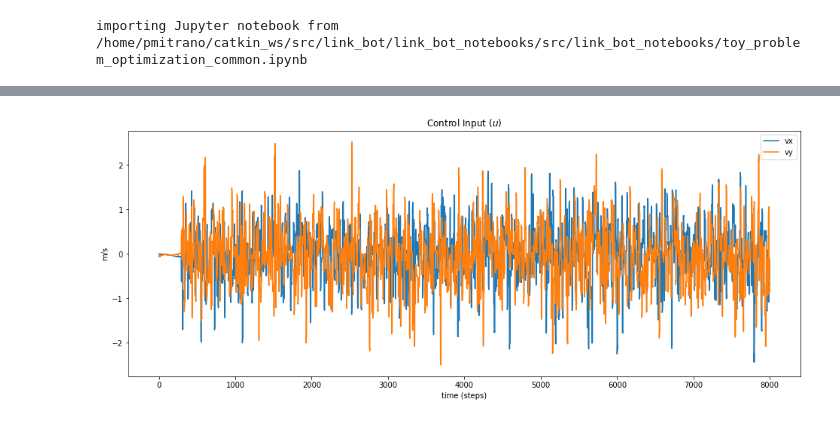
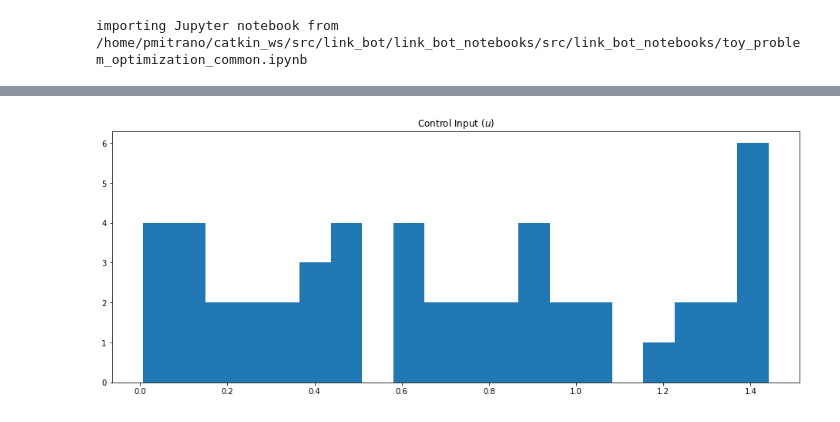
Before and after one commit to UM-ARM-Lab/unreliable-deform-manipulation, a Jupyter notebook: link_bot_notebooks/src/link_bot_notebooks/Plot Data.ipynb, the cells around one changed output, grey strips where cells are left out. Cells and saved outputs as stored; diff of their text form; code cells hidden in the pictures.

```diff
--- a/link_bot_notebooks/src/link_bot_notebooks/Plot Data.ipynb
+++ b/link_bot_notebooks/src/link_bot_notebooks/Plot Data.ipynb
@@ -9,7 +11,7 @@ import matplotlib.pyplot as plt
 # %% [output]
 importing Jupyter notebook from /home/pmitrano/catkin_ws/src/link_bot/link_bot_notebooks/src/link_bot_notebooks/toy_problem_optimization_common.ipynb
 # %%
-dataset = "../../../link_bot_teleop/data/random_speeds.txt"
+dataset = "../../../link_bot_teleop/data/straight_pulls.txt"
 # %%
 goal = np.zeros((6,1))
-n, data = tpo.load_train(dataset, N=6, L=2, extract_func=tpo.link_pos_vel_extractor2(6))
+data = tpo.load_train(dataset, n_steps=1, N=6, L=2, extract_func=tpo.link_pos_vel_extractor2(6))
@@ -44,10 +49,6 @@ plt.legend();
 # %%
 plt.figure(figsize=(16,6))
 plt.title(r"Control Input ($u$)")
-plt.plot(data[:, 6], label='vx')
-plt.plot(data[:, 7], label='vy')
-plt.ylabel("m/s")
-plt.xlabel("time (steps)")
-plt.legend();
+plt.hist(np.hypot(data[0, 6, :], data[0, 7, :]), bins=20);
 # %% [output]
-[figure, old version]
+[figure, new version]
```
Also changed, not shown: parts of 6 cells of this notebook, 16 other files.
